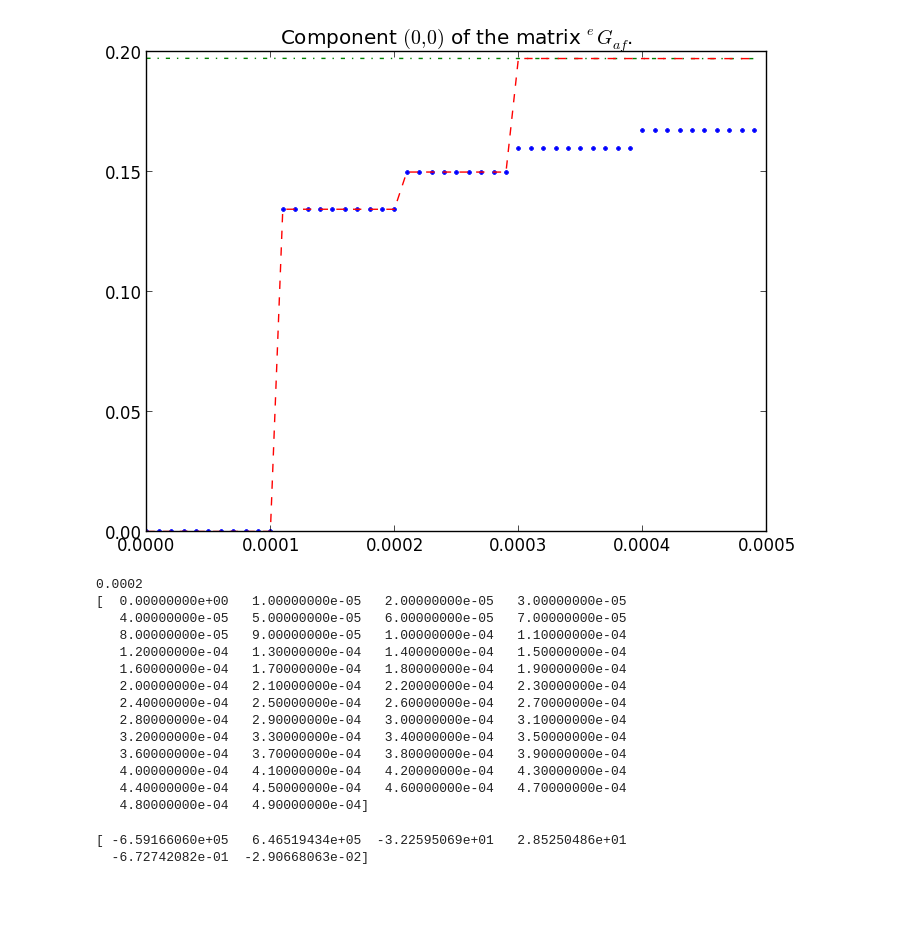
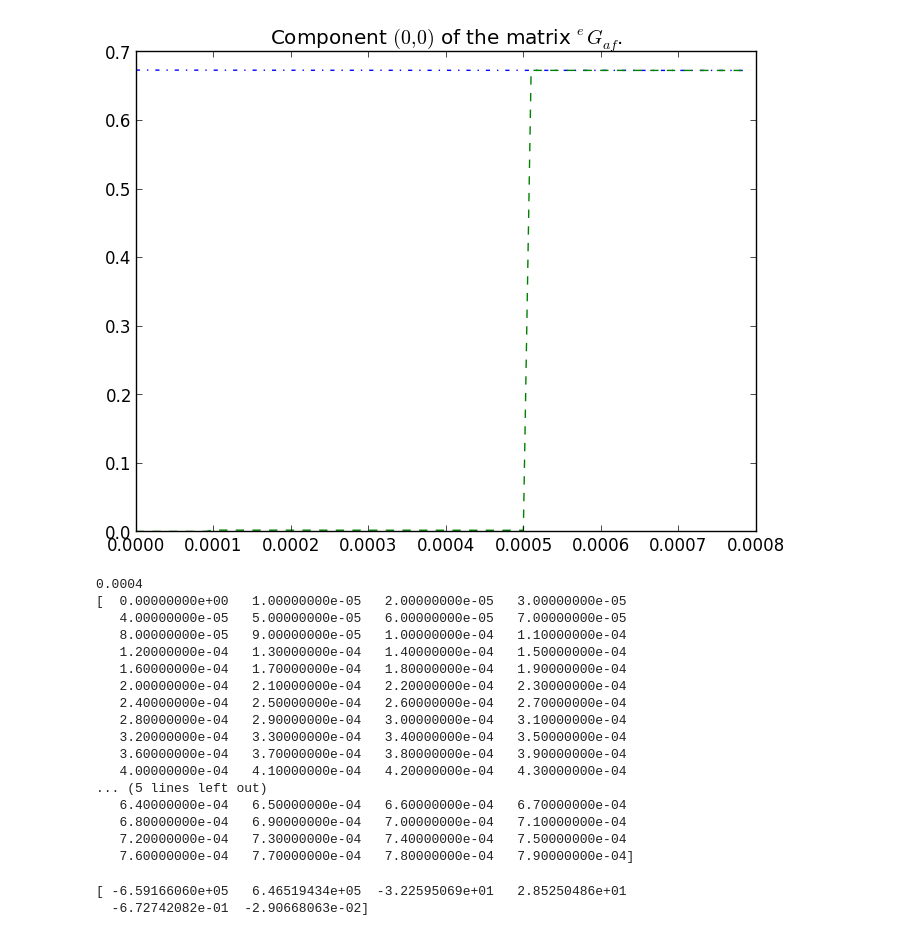
Before and after one commit to DCPROGS/HJCFIT, a Jupyter notebook: exploration/MissedEvents.ipynb, the cells around one changed output. Drawn from its saved outputs; the diff is of its cells as text; code cells hidden in the pictures; blank space fills up the shorter version.

```diff
--- a/exploration/MissedEvents.ipynb
+++ b/exploration/MissedEvents.ipynb
@@ -19,7 +19,7 @@ qmatrix = QMatrix([[ -1.639102438935231,  0.9279328542626132,
 transitions = qmatrix
 tau = 1e-4
 a = DeterminantEq(transitions, tau)
-G = create_missed_eventsG(transitions, tau)
+G = create_missed_eventsG(transitions, tau, nmax=4)
 approx = create_approx_survivor(transitions, tau)
 exact = ExactSurvivor(transitions, tau)
 factor = dot(qmatrix.fa, expm(tau*qmatrix.aa))
@@ -39,18 +66,18 @@ print dot(exact.fa(tau * 1.31838319649-tau), factor)
 # %%
-tau, i, j, n = 1e-4, 0, 0, 5
+tau, i, j, n = 1e-4, 0, 0, 8
 
 x = arange(0, n * tau, tau / 10.)
-plot(x, [dot(exact.af(u-tau), G.af_factor)[i, j] for u in x], ".", label="exact")
+#plot(x, [dot(exact.af(u-tau), G.af_factor)[i, j] for u in x], ".", label="exact")
 plot(x, [dot(approx.af(u-tau), G.af_factor)[i, j] for u in x], "-.", label="approx")
 plot(x, [G.af(u)[i, j] for u in x], '--', label="G")
 title("Component ${0}$ of the matrix $^{{e}}G_{{af}}$.".format((i, j)))
 #legend()
 display(gcf())
 print G.tmax
 print x
 # %% [output]
-[figure, old version]
+[figure, new version]
-0.0002
+0.0004
 [  0.00000000e+00   1.00000000e-05   2.00000000e-05   3.00000000e-05
    4.00000000e-05   5.00000000e-05   6.00000000e-05   7.00000000e-05
    8.00000000e-05   9.00000000e-05   1.00000000e-04   1.10000000e-04
@@ -62,8 +89,11 @@ print x
    3.20000000e-04   3.30000000e-04   3.40000000e-04   3.50000000e-04
    3.60000000e-04   3.70000000e-04   3.80000000e-04   3.90000000e-04
    4.00000000e-04   4.10000000e-04   4.20000000e-04   4.30000000e-04
-   4.40000000e-04   4.50000000e-04   4.60000000e-04   4.70000000e-04
-   4.80000000e-04   4.90000000e-04]
+... (5 lines left out)
+   6.40000000e-04   6.50000000e-04   6.60000000e-04   6.70000000e-04
+   6.80000000e-04   6.90000000e-04   7.00000000e-04   7.10000000e-04
+   7.20000000e-04   7.30000000e-04   7.40000000e-04   7.50000000e-04
+   7.60000000e-04   7.70000000e-04   7.80000000e-04   7.90000000e-04]
 # %%
 from numpy.linalg import eig
 from dcprogs.likelihood import DeterminantEq, find_lower_bound_for_roots
```
Also changed, not shown: parts of 2 cells of this notebook, 13 other files.
